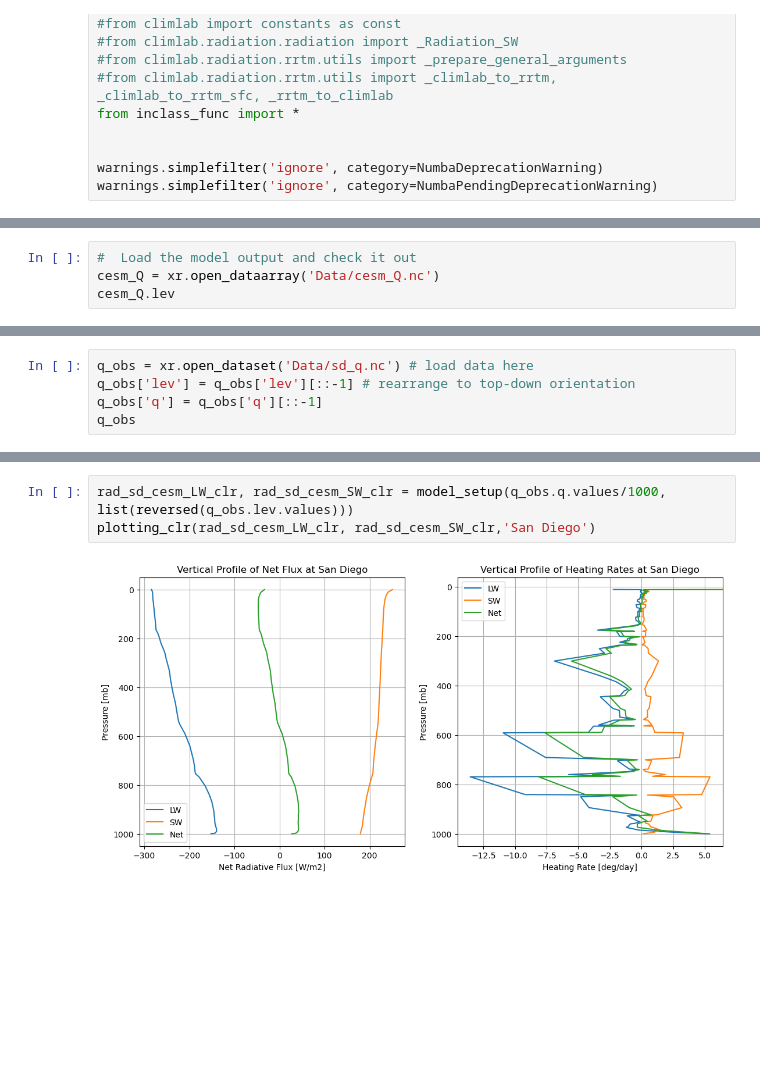
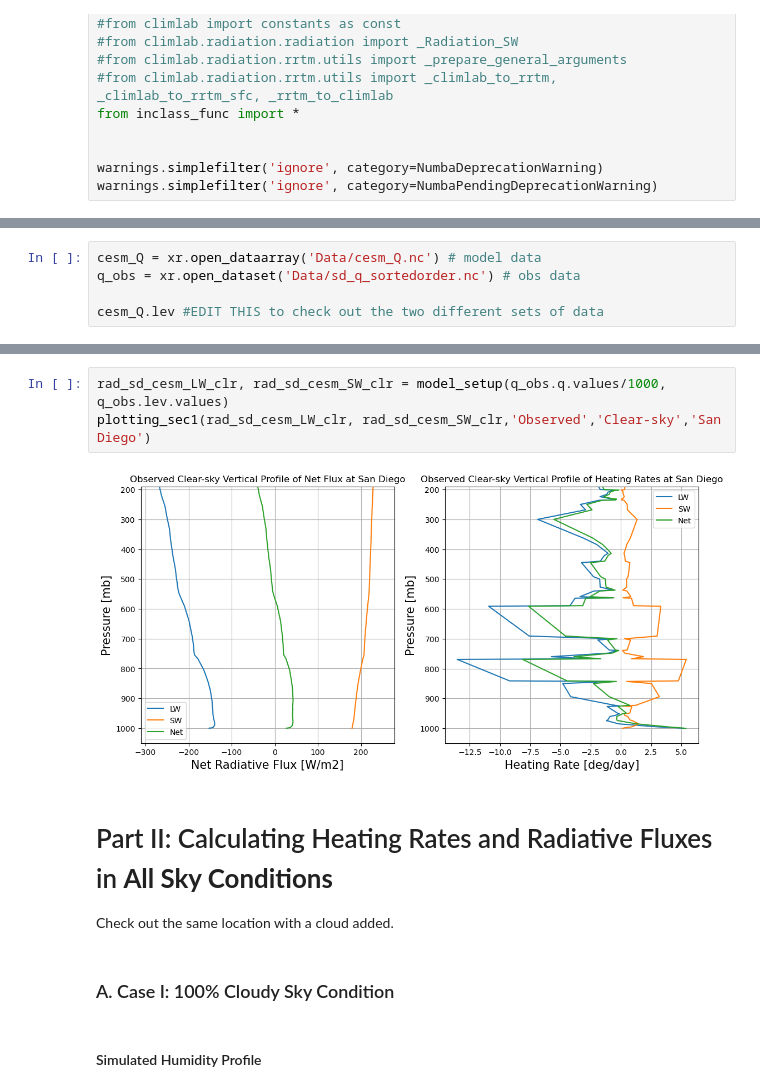
Before and after one commit to PappuP/RRTMG_ATMS511, a Jupyter notebook: RRTMG_InClass_Full.ipynb, the cells around one changed output, grey strips where cells are left out. Cells and saved outputs as stored; diff of their text form; blank space fills up the shorter version.

```diff
--- a/RRTMG_InClass_Full.ipynb
+++ b/RRTMG_InClass_Full.ipynb
@@ -61,7 +59,8 @@ warnings.simplefilter('ignore', category=NumbaPendingDeprecationWarning)
 # %%
-#  Load the model output and check it out
-cesm_Q = xr.open_dataarray('Data/cesm_Q.nc')
-cesm_Q.lev
+cesm_Q = xr.open_dataarray('Data/cesm_Q.nc') # model data
+q_obs = xr.open_dataset('Data/sd_q_sortedorder.nc') # obs data
+
+cesm_Q.lev #EDIT THIS to check out the two different sets of data
 # %% [output]
 <xarray.DataArray 'lev' (lev: 26)>
 array([  3.544638,   7.388814,  13.967214,  23.944625,  37.23029 ,  53.114605,
@@ -105,5 +96,0 @@ data brought to you by NKX San Diego.
-# %%
-q_obs = xr.open_dataset('Data/sd_q.nc') # load data here
-q_obs['lev'] = q_obs['lev'][::-1] # rearrange to top-down orientation
-q_obs['q'] = q_obs['q'][::-1]
-q_obs
@@ -122,5 +97,13 @@ plot_humidity(q_obs.q, q_obs.lev)
 # %%
-rad_sd_cesm_LW_clr, rad_sd_cesm_SW_clr = model_setup(q_obs.q.values/1000, list(reversed(q_obs.lev.values)))
-plotting_clr(rad_sd_cesm_LW_clr, rad_sd_cesm_SW_clr,'San Diego')
+rad_sd_cesm_LW_clr, rad_sd_cesm_SW_clr = model_setup(q_obs.q.values/1000, q_obs.lev.values)
+plotting_sec1(rad_sd_cesm_LW_clr, rad_sd_cesm_SW_clr,'Observed','Clear-sky','San Diego')
 # %% [output]
-[figure, old version]
+[figure, new version]
+# %% [markdown]
+# Part II: Calculating Heating Rates and Radiative Fluxes in **All Sky Conditions**
+
+Check out the same location with a cloud added.
+# %% [markdown]
+### A. Case I: 100% Cloudy Sky Condition
+# %% [markdown]
+#### Simulated Humidity Profile
```
Also changed, not shown: parts of 42 cells of this notebook, 4 other files.
